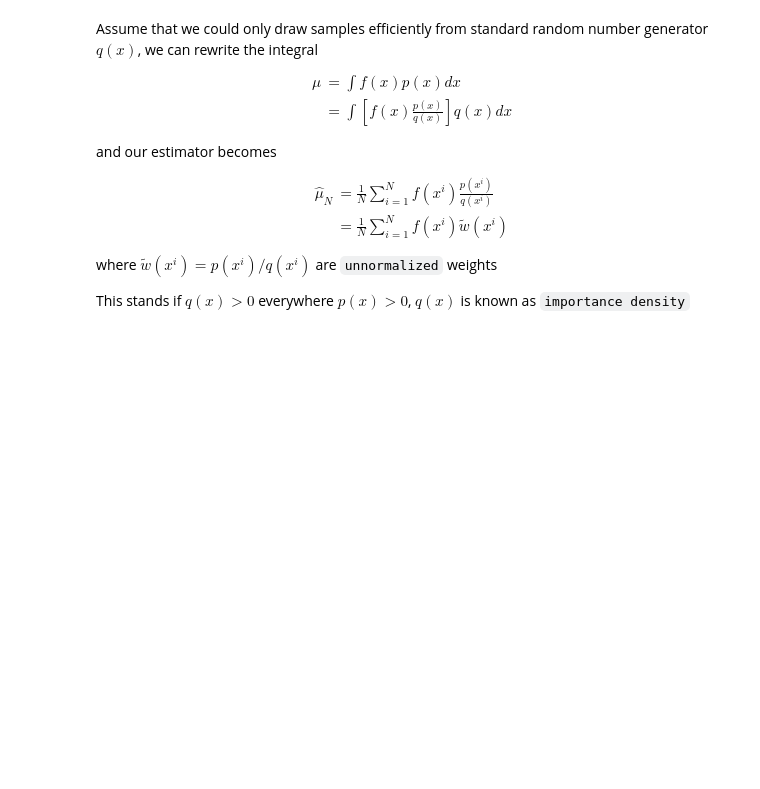
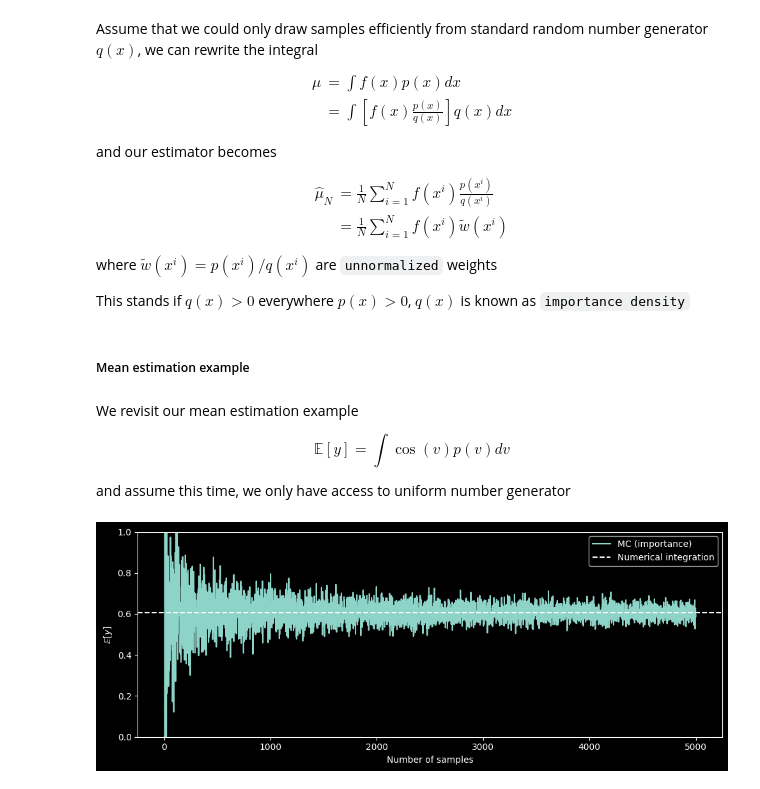
Before and after one commit to heyjianjing/time_series, a Jupyter notebook: sst_02_particle_filter.ipynb, the cells around one changed output. Drawn from its saved outputs; the diff is of its cells as text; code cells hidden in the pictures; blank space fills up the shorter version.

Commit message:
add importance sampling example for mean est.

```diff
--- a/sst_02_particle_filter.ipynb
+++ b/sst_02_particle_filter.ipynb
@@ -128,3 +128,34 @@ $$\begin{align*}
 where $\tilde{w}(x^i)=p(x^i)/q(x^i)$ are `unnormalized` weights
 
 This stands if $q(x)>0$ everywhere $p(x)>0$, $q(x)$ is known as `importance density`
+# %% [markdown]
+##### Mean estimation example
+# %% [markdown]
+We revisit our mean estimation example
+
+$$\mathbb{E}[y]=\int \cos(v) p(v) dv$$
+
+and assume this time, we only have access to uniform number generator
+# %%
+np.random.seed(42)
+n_sample = np.arange(1, 5000, 1)
+mc_results = np.zeros_like(n_sample, dtype=float)
+
+for idx, n in enumerate(n_sample):
+    v_sample = np.random.uniform(-10, 10, n)
+    mc_results[idx] = np.mean(np.cos(v_sample) * norm.pdf(v_sample, 0, sigma_v)
+                              / uniform.pdf(v_sample, -10, 20)) # [loc, loc + scale]
+# %%
+fig_1, ax_1 = plt.subplots(figsize=(10,4))
+
+ax_1.plot(n_sample, mc_results, '-', label='MC (importance)')
+ax_1.set_xlabel('Number of samples')
+ax_1.set_ylabel('$\mathbb{E}[y]$')
+ax_1.set_ylim(0, 1)
+ax_1.axhline(e_y_num, ls='--', label='Numerical integration')
+ax_1.legend()
+
+plt.tight_layout()
+plt.show()
+# %% [output]
+[figure, added]
```
Also changed, not shown: parts of 2 cells of this notebook.
